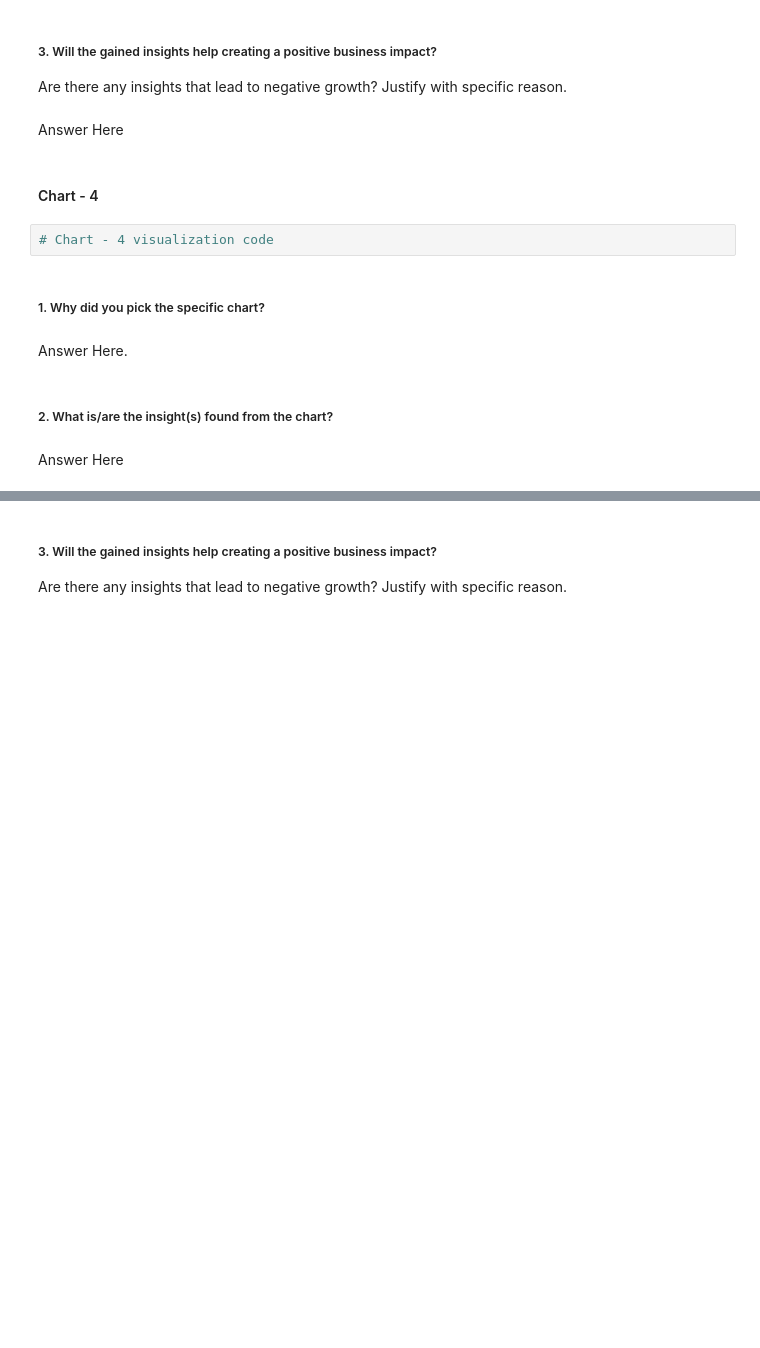
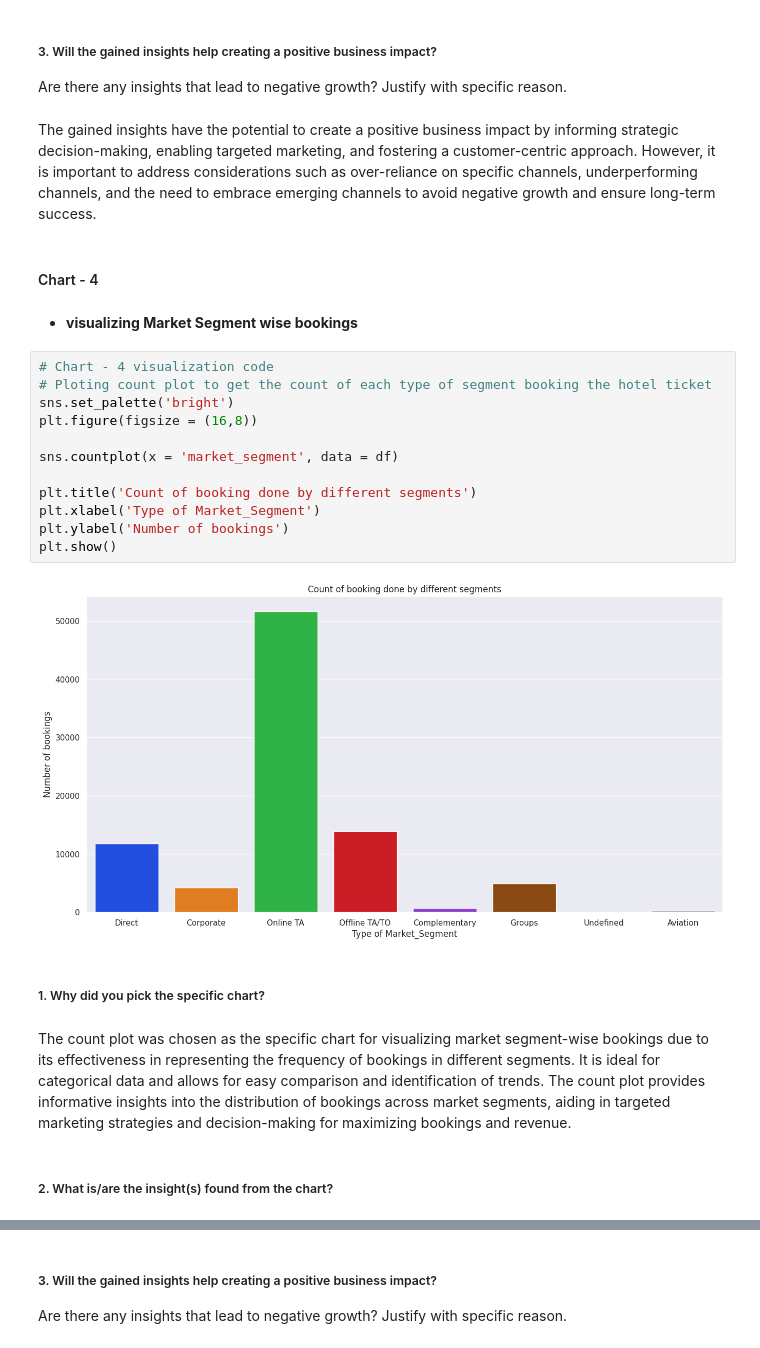
Before and after one commit to k9-Ashish/Hotel_Booking_Analysis_EDA_Capstone_Project, a Jupyter notebook: Hotel_Booking_Analysis_Capstone_Project.ipynb, the cells around one changed output, grey strips where cells are left out. Cells and saved outputs as stored; diff of their text form; blank space fills up the shorter version.

```diff
--- a/Hotel_Booking_Analysis_Capstone_Project.ipynb
+++ b/Hotel_Booking_Analysis_Capstone_Project.ipynb
@@ -416,17 +525,29 @@ Answer Here
 # %% [markdown]
 ##### 3. Will the gained insights help creating a positive business impact?
 Are there any insights that lead to negative growth? Justify with specific reason.
-# %% [markdown]
-Answer Here
+# %% [markdown]
+The gained insights have the potential to create a positive business impact by informing strategic decision-making, enabling targeted marketing, and fostering a customer-centric approach. However, it is important to address considerations such as over-reliance on specific channels, underperforming channels, and the need to embrace emerging channels to avoid negative growth and ensure long-term success.
 # %% [markdown]
 #### Chart - 4
-# %%
-# Chart - 4 visualization code
+# %% [markdown]
+* **visualizing Market Segment wise bookings**
+# %%
+# Chart - 4 visualization code
+# Ploting count plot to get the count of each type of segment booking the hotel ticket
+sns.set_palette('bright')
+plt.figure(figsize = (16,8))
+
+sns.countplot(x = 'market_segment', data = df)
+
+plt.title('Count of booking done by different segments')
+plt.xlabel('Type of Market_Segment')
+plt.ylabel('Number of bookings')
+plt.show()
+# %% [output]
+[figure, added]
 # %% [markdown]
 ##### 1. Why did you pick the specific chart?
-# %% [markdown]
-Answer Here.
+# %% [markdown]
+The count plot was chosen as the specific chart for visualizing market segment-wise bookings due to its effectiveness in representing the frequency of bookings in different segments. It is ideal for categorical data and allows for easy comparison and identification of trends. The count plot provides informative insights into the distribution of bookings across market segments, aiding in targeted marketing strategies and decision-making for maximizing bookings and revenue.
 # %% [markdown]
 ##### 2. What is/are the insight(s) found from the chart?
-# %% [markdown]
-Answer Here
```
Also changed, not shown: parts of 142 cells of this notebook.
